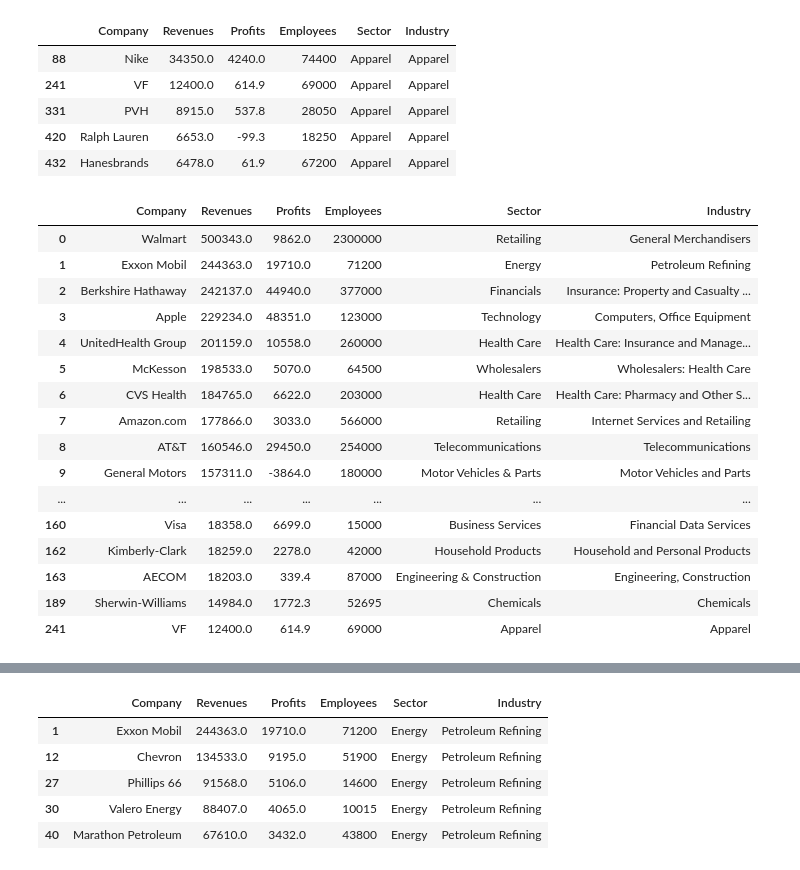
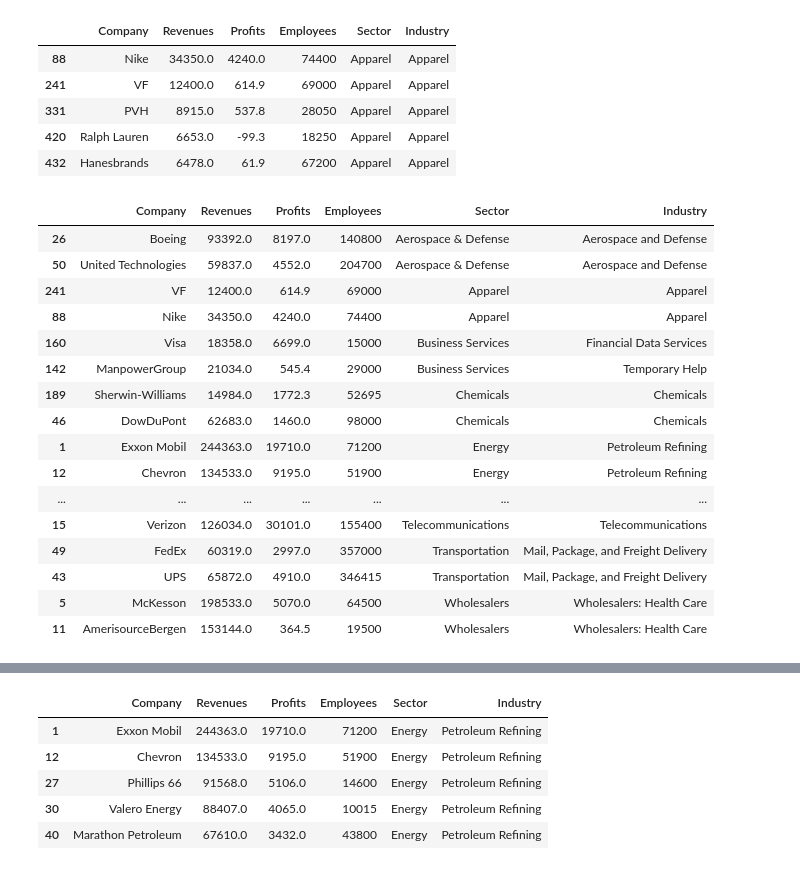
Before and after one commit to MinyaevAndrey/pandas-in-action, a Jupyter notebook: chapter_09_the_groupby_object/chapter_09_the_groupby_object.ipynb, the cells around one changed output, grey strips where cells are left out. Drawn from its saved outputs; the diff is of its cells as text; code cells hidden in the pictures.

```diff
--- a/chapter_09_the_groupby_object/chapter_09_the_groupby_object.ipynb
+++ b/chapter_09_the_groupby_object/chapter_09_the_groupby_object.ipynb
@@ -223,25 +219,25 @@ fortune[fortune["Sector"] == "Apparel"].head()
 | 420 | Ralph Lauren | 6653.0 | -99.3 | 18250 | Apparel | Apparel |
 | 432 | Hanesbrands | 6478.0 | 61.9 | 67200 | Apparel | Apparel |
 # %%
-sectors.head(2)
+sectors.head(2).sort_values('Sector')
 # %% [output]
 |  | Company | Revenues | Profits | Employees | Sector | Industry |
-| 0 | Walmart | 500343.0 | 9862.0 | 2300000 | Retailing | General Merchandisers |
+| 26 | Boeing | 93392.0 | 8197.0 | 140800 | Aerospace & Defense | Aerospace and Defense |
+| 50 | United Technologies | 59837.0 | 4552.0 | 204700 | Aerospace & Defense | Aerospace and Defense |
+| 241 | VF | 12400.0 | 614.9 | 69000 | Apparel | Apparel |
+| 88 | Nike | 34350.0 | 4240.0 | 74400 | Apparel | Apparel |
+| 160 | Visa | 18358.0 | 6699.0 | 15000 | Business Services | Financial Data Services |
+| 142 | ManpowerGroup | 21034.0 | 545.4 | 29000 | Business Services | Temporary Help |
+| 189 | Sherwin-Williams | 14984.0 | 1772.3 | 52695 | Chemicals | Chemicals |
+| 46 | DowDuPont | 62683.0 | 1460.0 | 98000 | Chemicals | Chemicals |
 | 1 | Exxon Mobil | 244363.0 | 19710.0 | 71200 | Energy | Petroleum Refining |
-| 2 | Berkshire Hathaway | 242137.0 | 44940.0 | 377000 | Financials | Insurance: Property and Casualty ... |
-| 3 | Apple | 229234.0 | 48351.0 | 123000 | Technology | Computers, Office Equipment |
-| 4 | UnitedHealth Group | 201159.0 | 10558.0 | 260000 | Health Care | Health Care: Insurance and Manage... |
+| 12 | Chevron | 134533.0 | 9195.0 | 51900 | Energy | Petroleum Refining |
+| ... | ... | ... | ... | ... | ... | ... |
+| 15 | Verizon | 126034.0 | 30101.0 | 155400 | Telecommunications | Telecommunications |
+| 49 | FedEx | 60319.0 | 2997.0 | 357000 | Transportation | Mail, Package, and Freight Delivery |
+| 43 | UPS | 65872.0 | 4910.0 | 346415 | Transportation | Mail, Package, and Freight Delivery |
 | 5 | McKesson | 198533.0 | 5070.0 | 64500 | Wholesalers | Wholesalers: Health Care |
-| 6 | CVS Health | 184765.0 | 6622.0 | 203000 | Health Care | Health Care: Pharmacy and Other S... |
-| 7 | Amazon.com | 177866.0 | 3033.0 | 566000 | Retailing | Internet Services and Retailing |
-| 8 | AT&T | 160546.0 | 29450.0 | 254000 | Telecommunications | Telecommunications |
-| 9 | General Motors | 157311.0 | -3864.0 | 180000 | Motor Vehicles & Parts | Motor Vehicles and Parts |
-| ... | ... | ... | ... | ... | ... | ... |
-| 160 | Visa | 18358.0 | 6699.0 | 15000 | Business Services | Financial Data Services |
-| 162 | Kimberly-Clark | 18259.0 | 2278.0 | 42000 | Household Products | Household and Personal Products |
-| 163 | AECOM | 18203.0 | 339.4 | 87000 | Engineering & Construction | Engineering, Construction |
-| 189 | Sherwin-Williams | 14984.0 | 1772.3 | 52695 | Chemicals | Chemicals |
-| 241 | VF | 12400.0 | 614.9 | 69000 | Apparel | Apparel |
+| 11 | AmerisourceBergen | 153144.0 | 364.5 | 19500 | Wholesalers | Wholesalers: Health Care |
 # %%
 sectors.tail(3)
 # %% [output]
```
Also changed, not shown: parts of 9 cells of this notebook.
